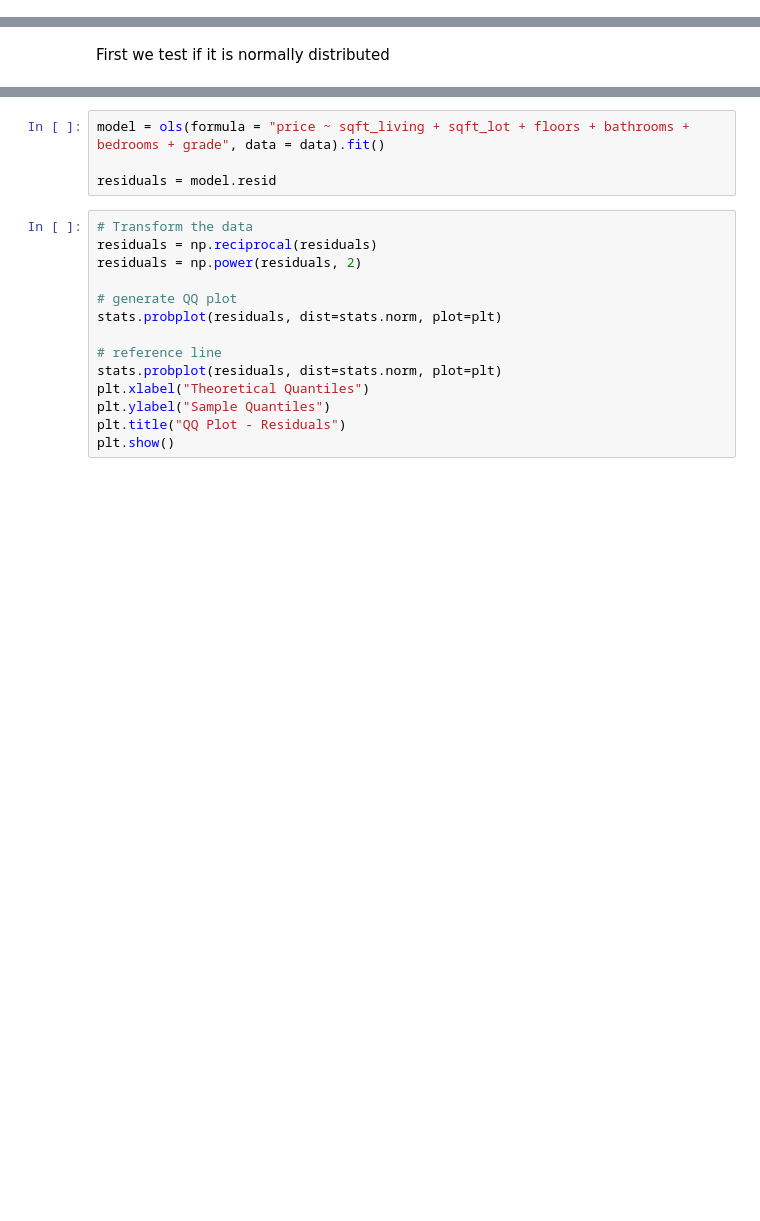
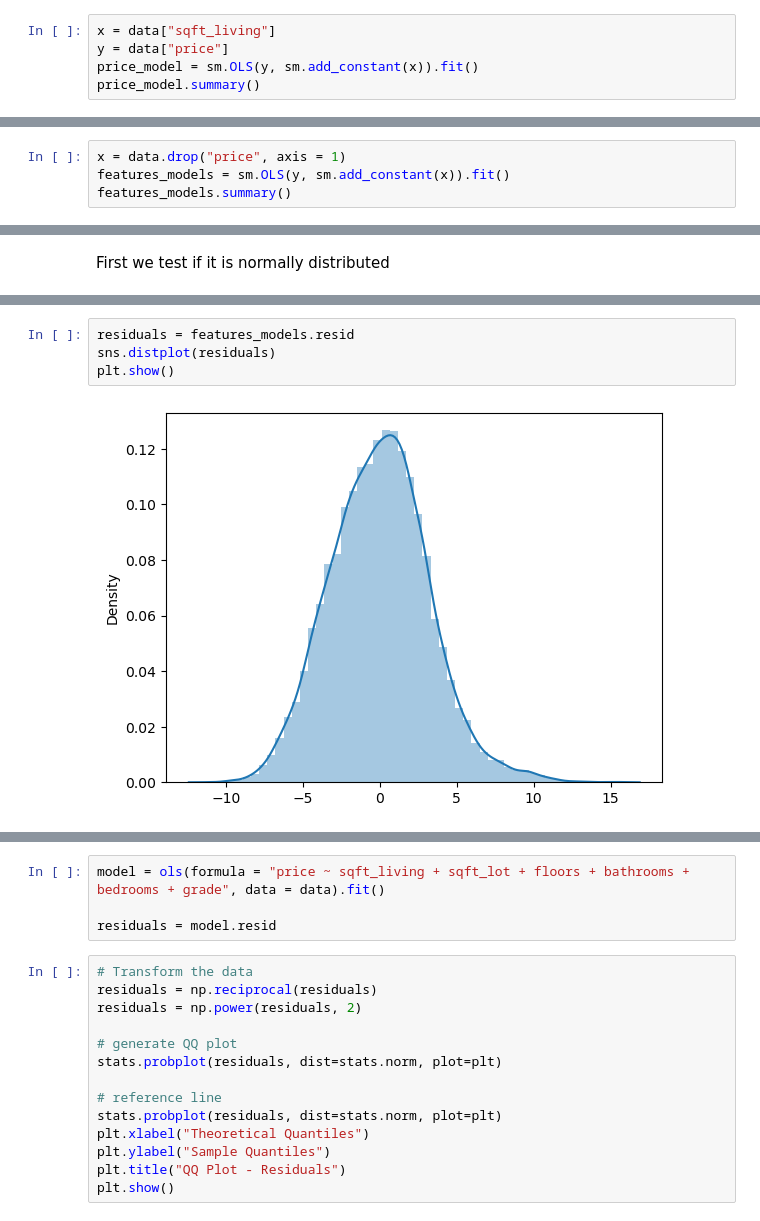
Before and after one commit to MuchiriKinyua/Real-Estate-Management-System, a Jupyter notebook: student.ipynb, the cells around one changed output, grey strips where cells are left out. Cells and saved outputs as stored; diff of their text form; blank space fills up the shorter version.

Commit message:
Regression model evaluation

```diff
--- a/student.ipynb
+++ b/student.ipynb
@@ -649,0 +715,5 @@ Let's visualize the data
+# %%
+x = data["sqft_living"]
+y = data["price"]
+price_model = sm.OLS(y, sm.add_constant(x)).fit()
+price_model.summary()
@@ -649,0 +746,4 @@ Let's visualize the data
+# %%
+x = data.drop("price", axis = 1)
+features_models = sm.OLS(y, sm.add_constant(x)).fit()
+features_models.summary()
@@ -734 +783,7 @@ for column in data_transformed.columns:
+# %%
+residuals = features_models.resid
+sns.distplot(residuals)
+plt.show()
+# %% [output]
+[figure, added]
 # %% [markdown]
```
Also changed, not shown: parts of 38 cells of this notebook.
